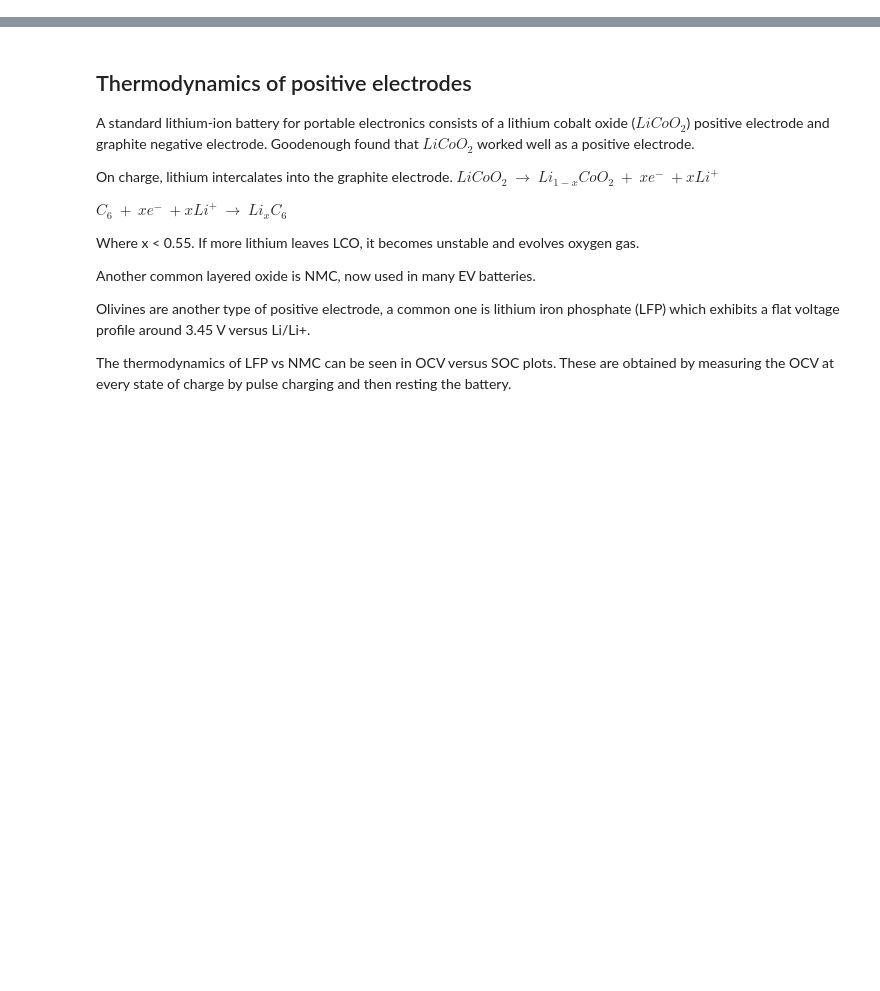
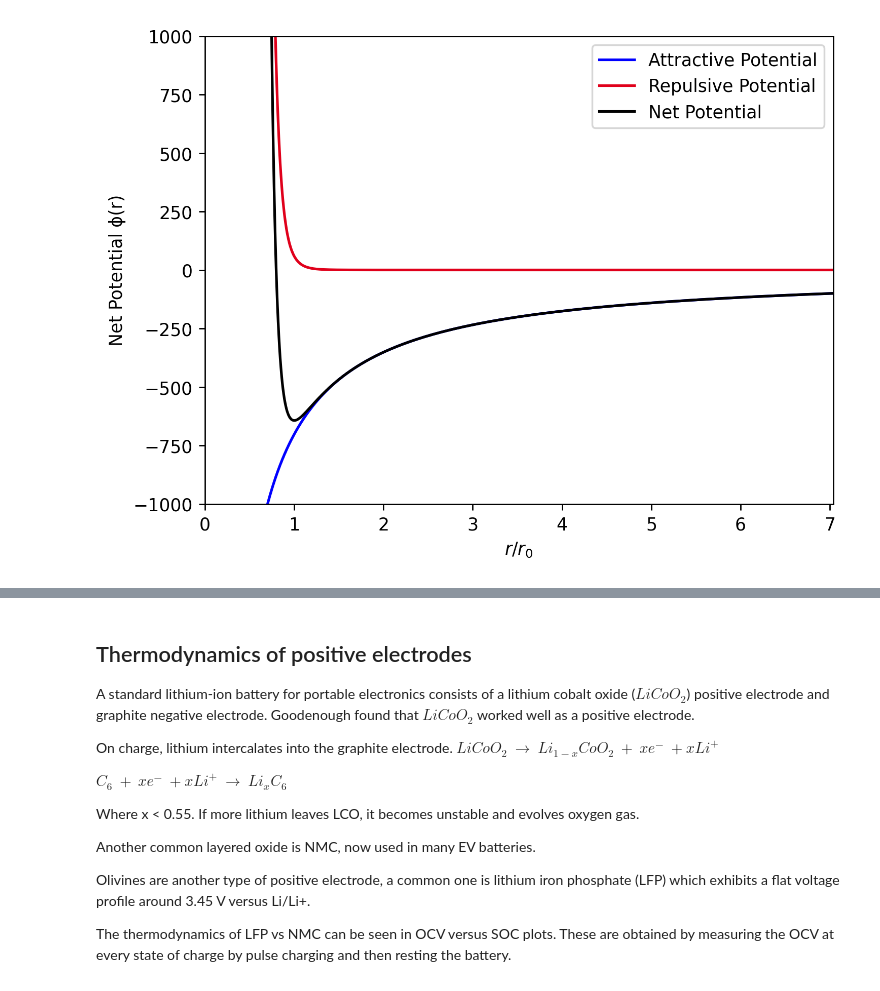
Before and after one commit to wesleykchang/Spring-2024-MEMT680, a Jupyter notebook: Spring 2024 MEMT680/Session-2.ipynb, the cells around one changed output, grey strips where cells are left out. Drawn from its saved outputs; the diff is of its cells as text; code cells hidden in the pictures; blank space fills up the shorter version.

```diff
--- a/Spring 2024 MEMT680/Session-2.ipynb
+++ b/Spring 2024 MEMT680/Session-2.ipynb
@@ -101,0 +19,33 @@ Lithium is the lightest metal with the lowest reduction potential. This means yo
+# %%
+import pandas as pd
+import numpy as np
+import matplotlib.pyplot as plt
+
+r1 = .01
+r = np.linspace(0.0001, r1, 900)
+
+q1 = 1
+q2 = -1
+F_attractive = q1*q2/r
+
+A = .002
+F_repulsive = (A/r)**12
+F_net = F_attractive + F_repulsive
+
+
+r0 = r[np.argmin(F_net)]
+
+figure1 = plt.figure(dpi=250)
+
+#Now Let's Plot
+plt.plot(r/r0, F_attractive, label="Attractive Potential", color='b')
+plt.plot(r/r0, F_repulsive, label="Repulsive Potential", color = '#E0001B')
+plt.plot(r/r0, F_net, label="Net Potential", color = 'k')
+plt.xlim(0,max(r/r0))
+plt.ylim(-1000,1000)
+plt.legend()
+plt.ylabel("Net Potential ɸ(r)")
+plt.xlabel("$r/r_0$")
+plt.show()
+# %% [output]
+[figure, added]
```
Also changed, not shown: parts of 2 cells of this notebook, 6 other files.
